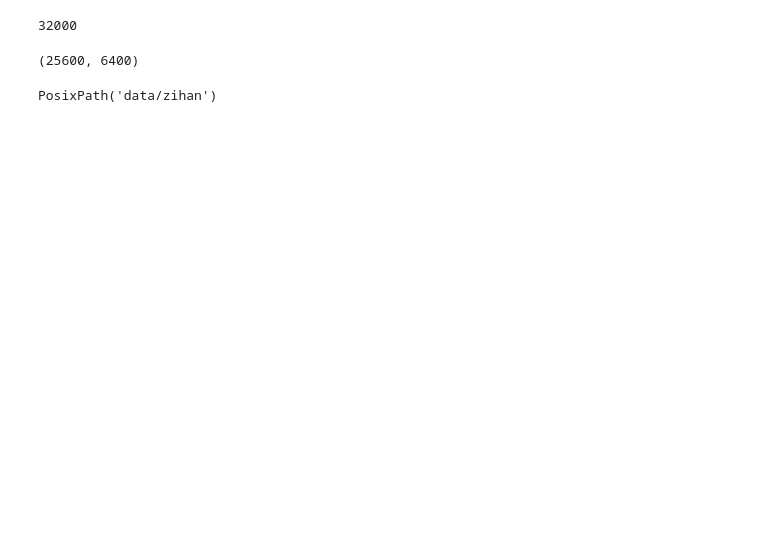
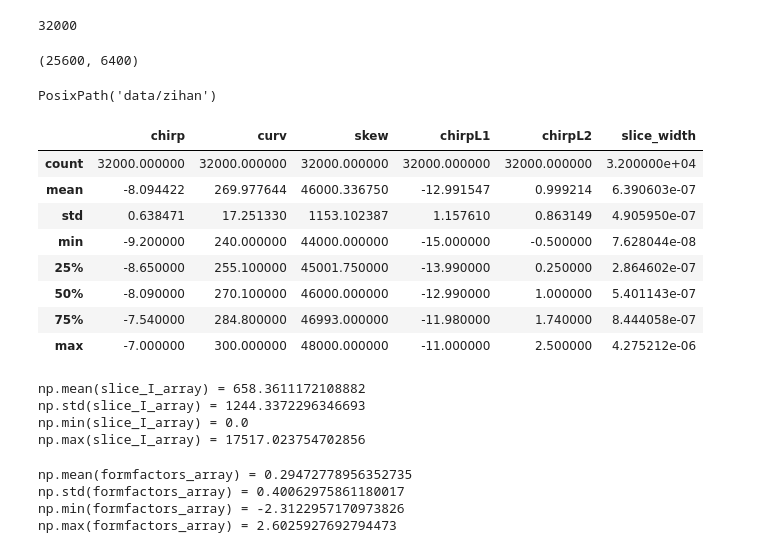
Before and after one commit to jank324/spectral-vd-euxfel, a Jupyter notebook: new_data.ipynb, the cells around one changed output. Cells and saved outputs as stored; diff of their text form; code cells hidden in the pictures; blank space fills up the shorter version.

```diff
--- a/new_data.ipynb
+++ b/new_data.ipynb
@@ -218,3 +222,37 @@ PosixPath('data/zihan')
 # %%
 df_train.to_pickle(data_dir / "train.pkl")
 df_test.to_pickle(data_dir / "test.pkl")
+# %%
+df[rf_setting_names + ["slice_width"]].describe()
+# %% [output]
+|  | chirp | curv | skew | chirpL1 | chirpL2 | slice_width |
+| count | 32000.000000 | 32000.000000 | 32000.000000 | 32000.000000 | 32000.000000 | 3.200000e+04 |
+| mean | -8.094422 | 269.977644 | 46000.336750 | -12.991547 | 0.999214 | 6.390603e-07 |
+| std | 0.638471 | 17.251330 | 1153.102387 | 1.157610 | 0.863149 | 4.905950e-07 |
+| min | -9.200000 | 240.000000 | 44000.000000 | -15.000000 | -0.500000 | 7.628044e-08 |
+| 25% | -8.650000 | 255.100000 | 45001.750000 | -13.990000 | 0.250000 | 2.864602e-07 |
+| 50% | -8.090000 | 270.100000 | 46000.000000 | -12.990000 | 1.000000 | 5.401143e-07 |
+| 75% | -7.540000 | 284.800000 | 46993.000000 | -11.980000 | 1.740000 | 8.444058e-07 |
+| max | -7.000000 | 300.000000 | 48000.000000 | -11.000000 | 2.500000 | 4.275212e-06 |
+# %%
+slice_I_array = np.stack(df["slice_I"].values)
+print(f"{np.mean(slice_I_array) = }")
+print(f"{np.std(slice_I_array) = }")
+print(f"{np.min(slice_I_array) = }")
+print(f"{np.max(slice_I_array) = }")
+# %% [output]
+np.mean(slice_I_array) = 658.3611172108882
+np.std(slice_I_array) = 1244.3372296346693
+np.min(slice_I_array) = 0.0
+np.max(slice_I_array) = 17517.023754702856
+# %%
+formfactors_array = formfactors_dataset[:, 1]
+print(f"{np.mean(formfactors_array) = }")
+print(f"{np.std(formfactors_array) = }")
+print(f"{np.min(formfactors_array) = }")
+print(f"{np.max(formfactors_array) = }")
+# %% [output]
+np.mean(formfactors_array) = 0.29472778956352735
+np.std(formfactors_array) = 0.40062975861180017
+np.min(formfactors_array) = -2.3122957170973826
+np.max(formfactors_array) = 2.6025927692794473
```
Also changed, not shown: parts of 7 cells of this notebook, 1 other file.
